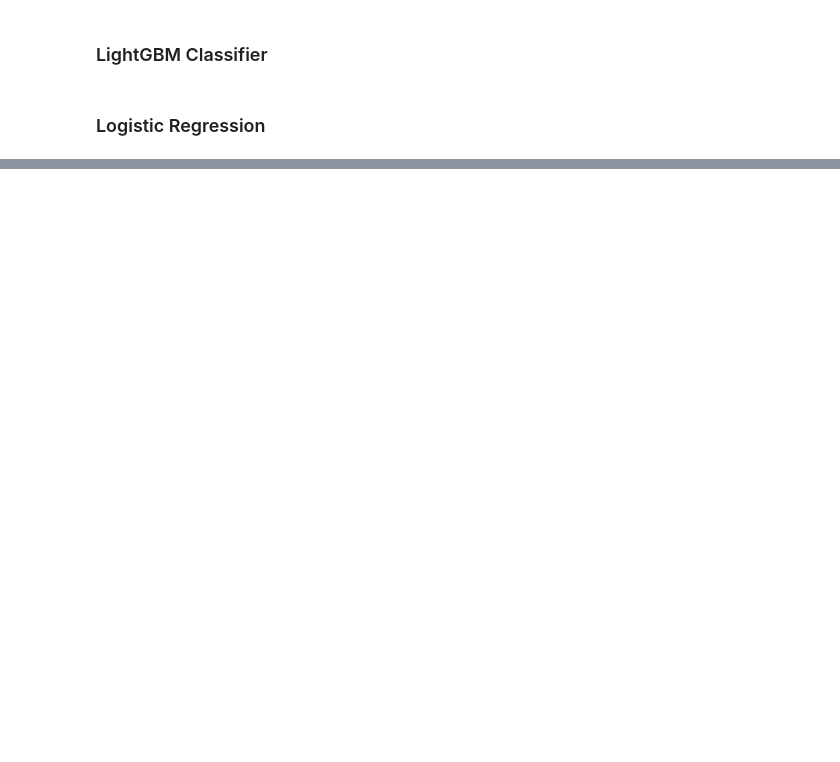
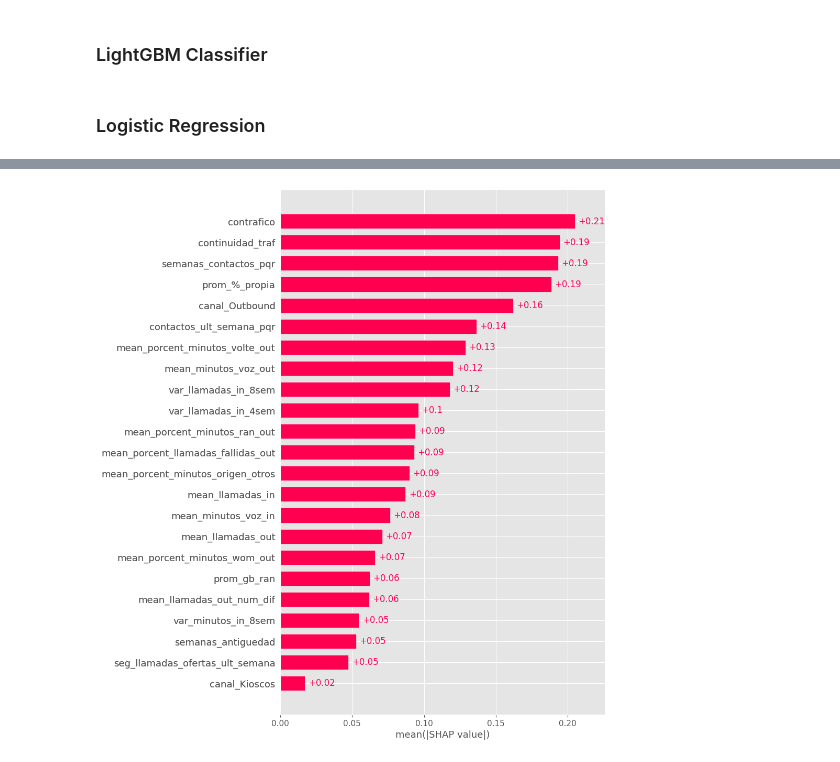
Before and after one commit to leandroaguazaco/data_science_portfolio, a Jupyter notebook: Projects/04-Churn_Telco_Analysis/04_Churn_Telco_Analysis_04_explaining.ipynb, the cells around one changed output, grey strips where cells are left out. Drawn from its saved outputs; the diff is of its cells as text; code cells hidden in the pictures; blank space fills up the shorter version.

```diff
--- a/Projects/04-Churn_Telco_Analysis/04_Churn_Telco_Analysis_04_explaining.ipynb
+++ b/Projects/04-Churn_Telco_Analysis/04_Churn_Telco_Analysis_04_explaining.ipynb
@@ -500,0 +525,4 @@ shap_values = explainer(X)
+# %%
+shap.plots.bar(shap_values[:, :, 1], max_display = 23)
+# %% [output]
+[figure, added]
```
Also changed, not shown: parts of 51 cells of this notebook.
